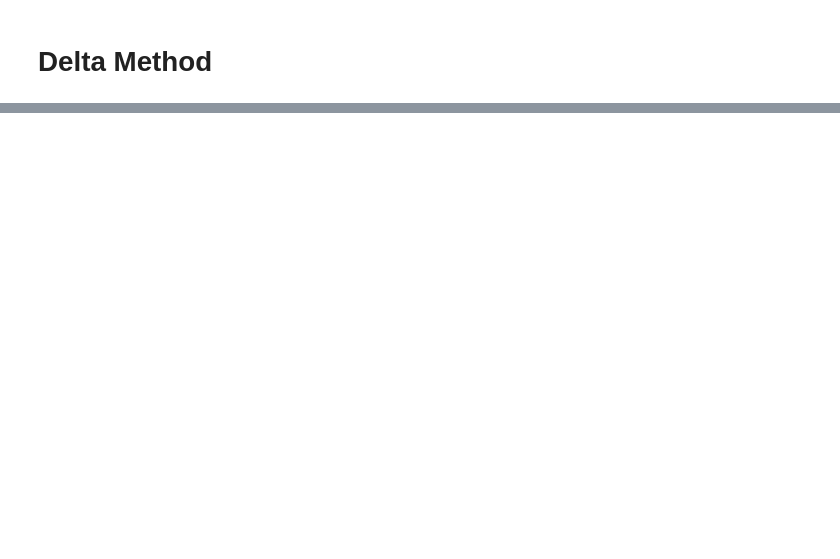
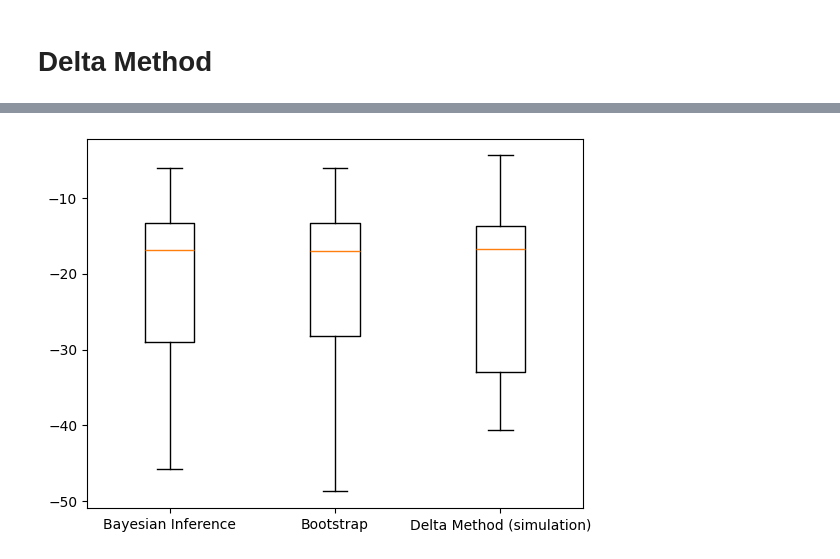
Before and after one commit to greenguy33/environmental-bayesian-modeling, a Jupyter notebook: notebooks/OrtizBobea_paper_reproduction.ipynb, the cells around one changed output, grey strips where cells are left out. Cells and saved outputs as stored; diff of their text form; code cells hidden in the pictures; blank space fills up the shorter version.

```diff
--- a/notebooks/OrtizBobea_paper_reproduction.ipynb
+++ b/notebooks/OrtizBobea_paper_reproduction.ipynb
@@ -314,6 +314,22 @@ for gcm in gcm_data:
         p_diff[gcm][country] = p2[gcm][country] - p1[gcm][country]
         t_2_diff[gcm][country] = pow(t2[gcm][country],2) - pow(t1[gcm][country],2)
         p_2_diff[gcm][country] = pow(p2[gcm][country],2) - pow(p1[gcm][country],2)
+# %%
+def sample_from_global_impacts(global_impacts, num_samples = 2000):
+    random.seed(1)
+    avg_res = []
+    for i in range(num_predictions):
+        samples = []
+        gcm_sample = random.choices(list(gcm_data.keys()), k=num_samples)
+        sample = random.choices(list(range(num_predictions)), k=num_samples)
+        for i in range(num_samples):
+            gcm = gcm_sample[i]
+            samples.append((math.exp(global_impacts[gcm][sample[i]][-1])-1)*100)
+        samples = sorted(samples)
+        interval = np.quantile(samples,[.05,.95])
+        avg_res.append([np.mean(samples),interval[0],interval[1]])
+    print(np.mean(avg_res,axis=0))
+    return samples
 # %% [markdown]
 # Bayesian model
 # %%
@@ -357,9 +377,16 @@ print(np.mean(coef1),np.mean(coef2),np.mean(coef3),np.mean(coef4))
 # %%
+bootstrap_reps = pd.read_csv("../data/ortiz-bobea/data2/bootstrap/ortiz_stata_bootstrap_withheld_better_column_names.csv", header=1)[:1000]
+
+coef1 = bootstrap_reps["fd_tmean"]
+coef2 = bootstrap_reps["fd_tmean_sq"]
+coef3 = bootstrap_reps["fd_prcp"]
+coef4 = bootstrap_reps["fd_prcp_sq"]
+
 num_predictions = len(coef1)
 
-cumulative_gcm_global_impacts = {}
+boot_cumulative_gcm_global_impacts = {}
 for gcm in gcm_data.keys():
-    cumulative_gcm_global_impacts[gcm] = []
+    boot_cumulative_gcm_global_impacts[gcm] = []
     country_res = {}
     for country in set(data.ISO3):
         country_res[country] = []
@@ -377,4 +404,7 @@ for gcm in gcm_data.keys():
             for country, values in country_res.items():
                 year_vals.append(values[coef][year] * country_weights[country])
             coef_vals.append(np.sum(year_vals))
-        cumulative_gcm_global_impacts[gcm].append(np.cumsum(coef_vals))
+        boot_cumulative_gcm_global_impacts[gcm].append(np.cumsum(coef_vals))
+
+boot_gcm_averages = {gcm:(math.exp(np.mean([elem[-1] for elem in boot_cumulative_gcm_global_impacts[gcm]]))-1)*100 for gcm in gcm_data}
+boot_samples = sample_from_global_impacts(boot_cumulative_gcm_global_impacts)
@@ -398,9 +430,12 @@ for row in diff_data.iterrows():
         gcm_global_impacts[gcm][year] = []
     gcm_global_impacts[gcm][year].append([sample*country_weights[country] for sample in np.random.normal(pred,err,num_predictions)])
 
-cumulative_gcm_global_impacts = {}
+delta_cumulative_gcm_global_impacts = {}
 for gcm in gcm_data.keys():
     year_vals = []
     for year, country_samples in gcm_global_impacts[gcm].items():
         year_vals.append(np.sum(country_samples,axis=0))
-    cumulative_gcm_global_impacts[gcm] = np.transpose(np.cumsum(year_vals,axis=0))
+    delta_cumulative_gcm_global_impacts[gcm] = np.transpose(np.cumsum(year_vals,axis=0))
+
+delta_gcm_averages = {gcm:(math.exp(np.mean(delta_cumulative_gcm_global_impacts[gcm][:,-1]))-1)*100 for gcm in gcm_data}
+delta_samples = sample_from_global_impacts(delta_cumulative_gcm_global_impacts)
@@ -596,0 +477,7 @@ coef4
+# %%
+fig, ax = plt.subplots(1,1)
+fig = plt.boxplot([bayes_samples, boot_samples, delta_samples])
+ax.set_xticklabels(["Bayesian Inference", "Bootstrap", "Delta Method (simulation)"])
+plt.savefig("../figures/ortiz_boxplot.png")
+# %% [output]
+[figure, added]
```
Also changed, not shown: parts of 17 cells of this notebook, 9 other files.
